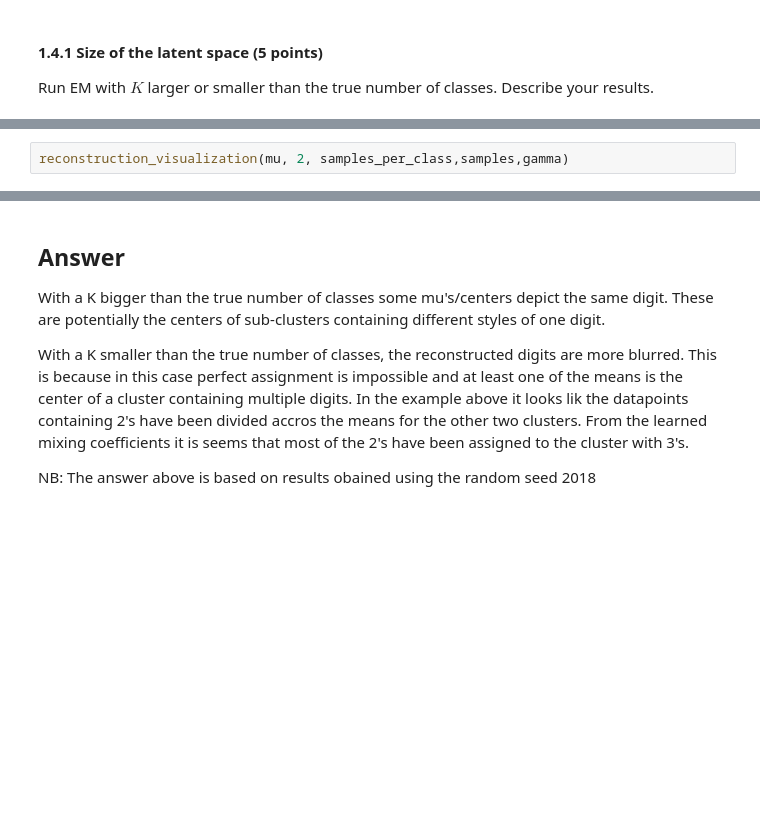
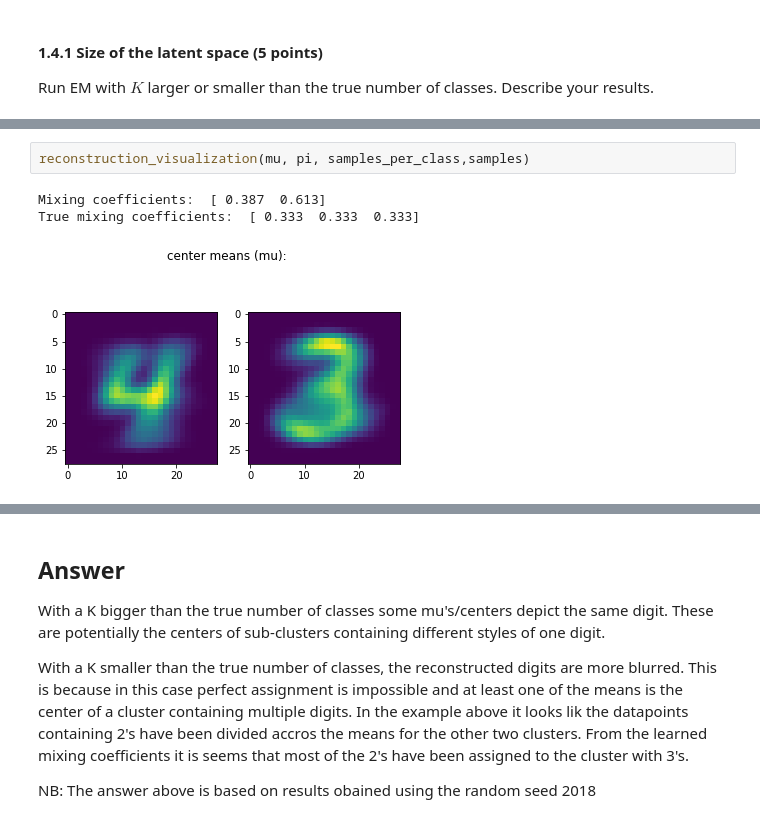
Before and after one commit to JappaB/ML2, a Jupyter notebook: lab3/10260250_10437215_lab3.ipynb, the cells around one changed output, grey strips where cells are left out. Saved outputs shown, nothing was run; the diff lists cells and outputs as text; blank space fills up the shorter version.

```diff
--- a/lab3/10260250_10437215_lab3.ipynb
+++ b/lab3/10260250_10437215_lab3.ipynb
@@ -281,5 +308,9 @@ mu, gamma, best_log_likelihood, pi = EM(samples, 2, 200)
 # %%
-reconstruction_visualization(mu, 2, samples_per_class,samples,gamma)
+reconstruction_visualization(mu, pi, samples_per_class,samples)
+# %% [output]
+Mixing coefficients:  [ 0.387  0.613]
+True mixing coefficients:  [ 0.333  0.333  0.333]
+[figure, added]
 # %%
 random.seed(2018)
 # K bigger than the true number of classes
```
Also changed, not shown: parts of 15 cells of this notebook.
